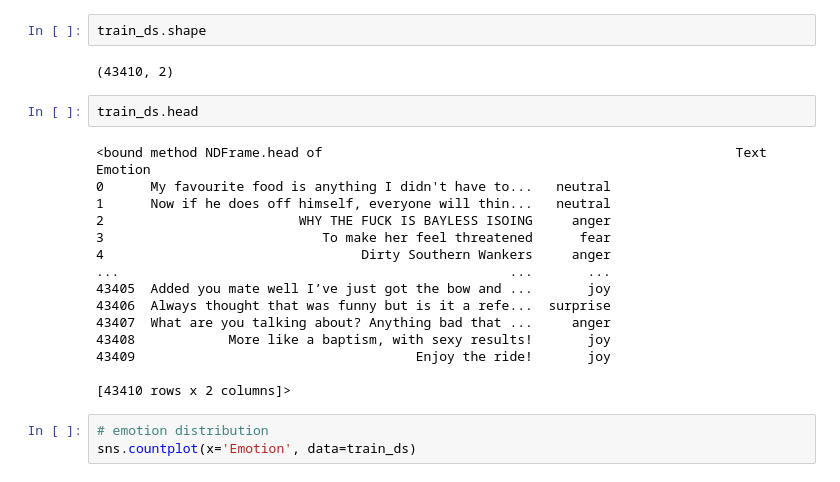
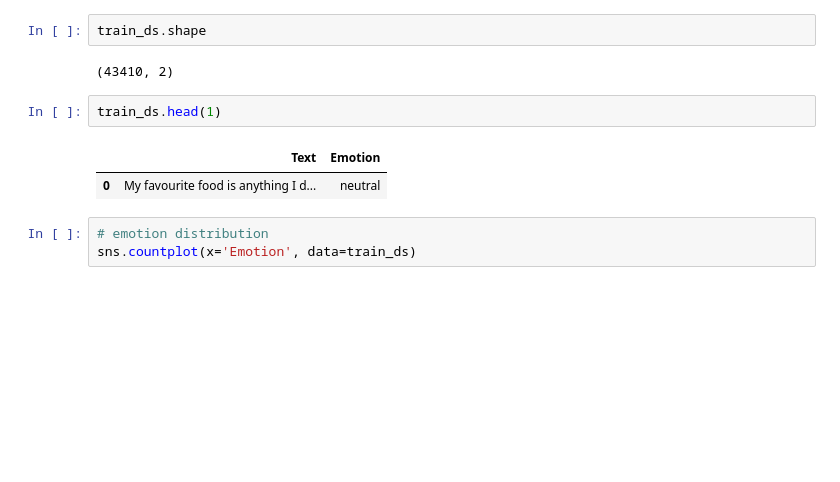
Before and after one commit to mrsalty/notebooks, a Jupyter notebook: sentiment-analysis-with-gru-and-lstm.ipynb, the cells around one changed output. Drawn from its saved outputs; the diff is of its cells as text; blank space fills up the shorter version.

```diff
--- a/sentiment-analysis-with-gru-and-lstm.ipynb
+++ b/sentiment-analysis-with-gru-and-lstm.ipynb
@@ -81,22 +81,10 @@ train_ds.shape
 # %% [output]
 (43410, 2)
 # %%
-train_ds.head
+train_ds.head(1)
 # %% [output]
-<bound method NDFrame.head of                                                     Text   Emotion
-0      My favourite food is anything I didn't have to...   neutral
-1      Now if he does off himself, everyone will thin...   neutral
-2                         WHY THE FUCK IS BAYLESS ISOING     anger
-3                            To make her feel threatened      fear
-4                                 Dirty Southern Wankers     anger
-...                                                  ...       ...
-43405  Added you mate well I’ve just got the bow and ...       joy
-43406  Always thought that was funny but is it a refe...  surprise
-43407  What are you talking about? Anything bad that ...     anger
-43408            More like a baptism, with sexy results!       joy
-43409                                    Enjoy the ride!       joy
-
-[43410 rows x 2 columns]>
+|  | Text | Emotion |
+| 0 | My favourite food is anything I d... | neutral |
 # %%
 # emotion distribution
 sns.countplot(x='Emotion', data=train_ds)
```
Also changed, not shown: parts of 6 cells of this notebook.
